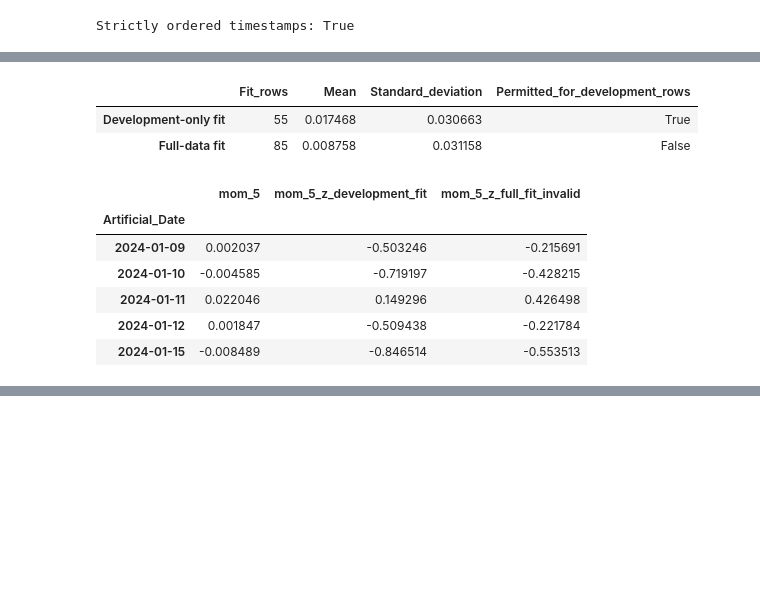
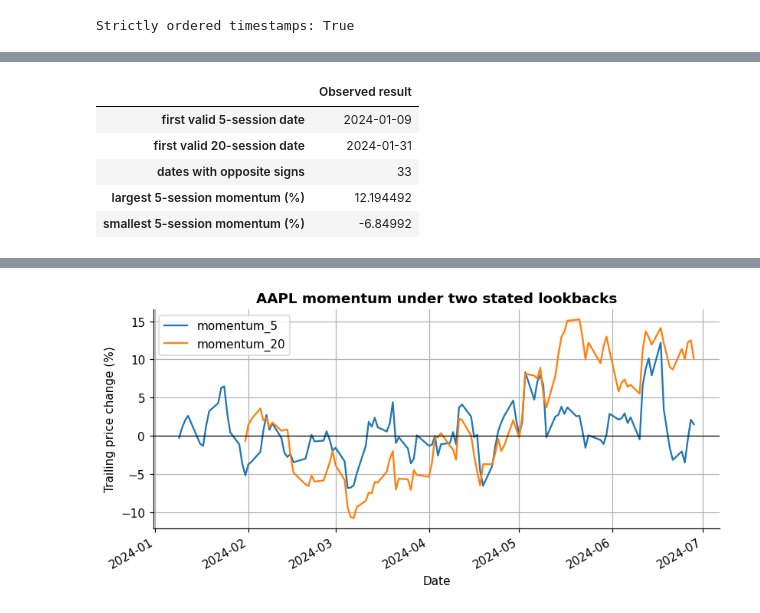
Before and after one commit to KennethWYLee/FinTech, a Jupyter notebook: course/03/week3_main.ipynb, the cells around one changed output, grey strips where cells are left out. Saved outputs shown, nothing was run; the diff lists cells and outputs as text; code cells hidden in the pictures; blank space fills up the shorter version.

```diff
--- a/course/03/week3_main.ipynb
+++ b/course/03/week3_main.ipynb
@@ -1185,57 +1322,31 @@ Write one prediction about the output. Do not replace the prediction after seein
 # %%
-scaling_source = features["mom_5"].dropna().copy()
-development_size = 55
-development_values = scaling_source.iloc[:development_size]
-
-development_mean = development_values.mean()
-development_std = development_values.std(ddof=1)
-full_mean = scaling_source.mean()
-full_std = scaling_source.std(ddof=1)
-
-features.loc[scaling_source.index, "mom_5_z_development_fit"] = (
-    scaling_source - development_mean
-) / development_std
-features.loc[scaling_source.index, "mom_5_z_full_fit_invalid"] = (
-    scaling_source - full_mean
-) / full_std
-
-parameter_table = pd.DataFrame(
+aapl_real = load_us_daily("AAPL")
+real_momentum = pd.DataFrame(index=aapl_real.index)
+real_momentum["momentum_5"] = aapl_real["Close"] / aapl_real["Close"].shift(5) - 1
+real_momentum["momentum_20"] = aapl_real["Close"] / aapl_real["Close"].shift(20) - 1
+both_real_momentum = real_momentum.dropna()
+real_momentum_summary = pd.Series(
     {
-        "Fit_rows": [development_size, len(scaling_source)],
-        "Mean": [development_mean, full_mean],
-        "Standard_deviation": [development_std, full_std],
-        "Permitted_for_development_rows": [True, False],
+        "first valid 5-session date": str(real_momentum["momentum_5"].first_valid_index().date()),
+        "first valid 20-session date": str(real_momentum["momentum_20"].first_valid_index().date()),
+        "dates with opposite signs": int((np.sign(both_real_momentum["momentum_5"]) != np.sign(both_real_momentum["momentum_20"])).sum()),
+        "largest 5-session momentum (%)": 100 * float(real_momentum["momentum_5"].max()),
+        "smallest 5-session momentum (%)": 100 * float(real_momentum["momentum_5"].min()),
     },
-    index=["Development-only fit", "Full-data fit"],
+    name="Observed result",
 )
-display(parameter_table.round(6))
-display(
-    features[["mom_5", "mom_5_z_development_fit", "mom_5_z_full_fit_invalid"]]
-    .loc[scaling_source.index[:5]]
-    .round(6)
-)
-
-parameter_difference = pd.Series(
-    {
-        "absolute_mean_difference": abs(development_mean - full_mean),
-        "absolute_std_difference": abs(development_std - full_std),
-        "maximum_transformed_difference_on_development_rows": (
-            features.loc[development_values.index, "mom_5_z_development_fit"]
-            - features.loc[development_values.index, "mom_5_z_full_fit_invalid"]
-        ).abs().max(),
-    },
-    name="Difference",
-)
-display(parameter_difference.rename_axis("Check").to_frame())
-assert parameter_difference["maximum_transformed_difference_on_development_rows"] > 0
+display(real_momentum_summary.to_frame().round(4))
+ax = (100 * real_momentum).plot(color=["tab:blue", "tab:orange"])
+ax.axhline(0, color="black", linewidth=0.8)
+ax.set_ylabel("Trailing price change (%)")
+ax.set_title("AAPL momentum under two stated lookbacks")
+plt.tight_layout(); plt.show()
+assert real_momentum["momentum_5"].isna().sum() == 5
+assert real_momentum["momentum_20"].isna().sum() == 20
 # %% [output]
-|  | Fit_rows | Mean | Standard_deviation | Permitted_for_development_rows |
-| Development-only fit | 55 | 0.017468 | 0.030663 | True |
-| Full-data fit | 85 | 0.008758 | 0.031158 | False |
+|  | Observed result |
+| first valid 5-session date | 2024-01-09 |
+| first valid 20-session date | 2024-01-31 |
+| dates with opposite signs | 33 |
+| largest 5-session momentum (%) | 12.194492 |
+| smallest 5-session momentum (%) | -6.84992 |
-|  | mom_5 | mom_5_z_development_fit | mom_5_z_full_fit_invalid |
-| Artificial_Date |  |  |  |
-| 2024-01-09 | 0.002037 | -0.503246 | -0.215691 |
-| 2024-01-10 | -0.004585 | -0.719197 | -0.428215 |
-| 2024-01-11 | 0.022046 | 0.149296 | 0.426498 |
-| 2024-01-12 | 0.001847 | -0.509438 | -0.221784 |
-| 2024-01-15 | -0.008489 | -0.846514 | -0.553513 |
@@ -1247 +1353,2 @@ assert parameter_difference["maximum_transformed_difference_on_development_rows"
+[figure, added]
 # %% [markdown]
```
Also changed, not shown: parts of 150 cells of this notebook.
